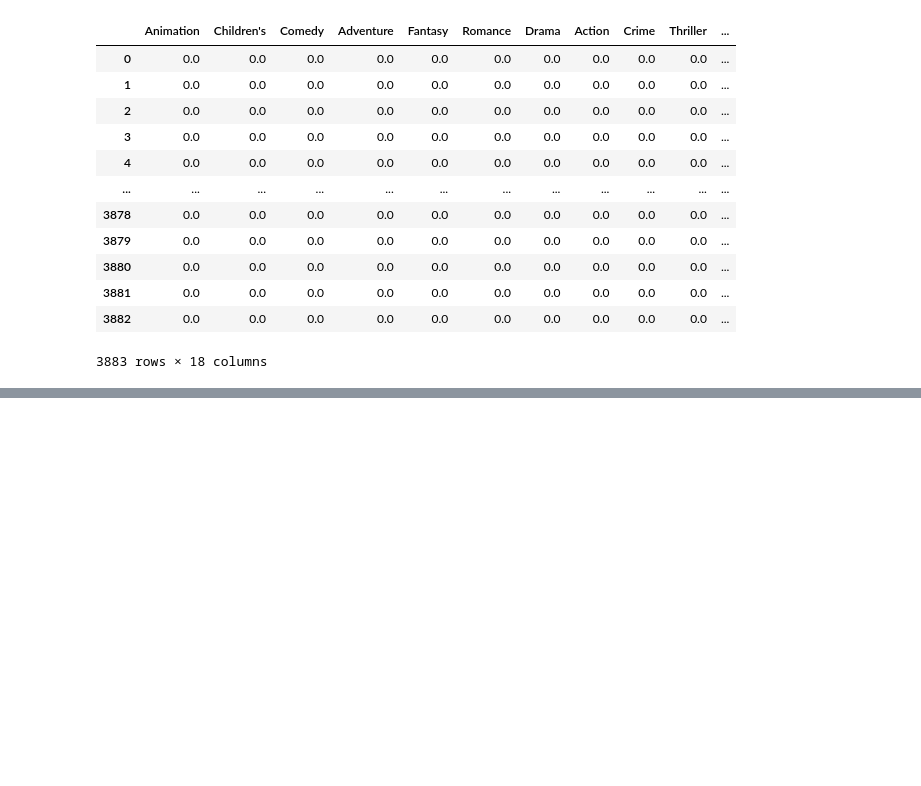
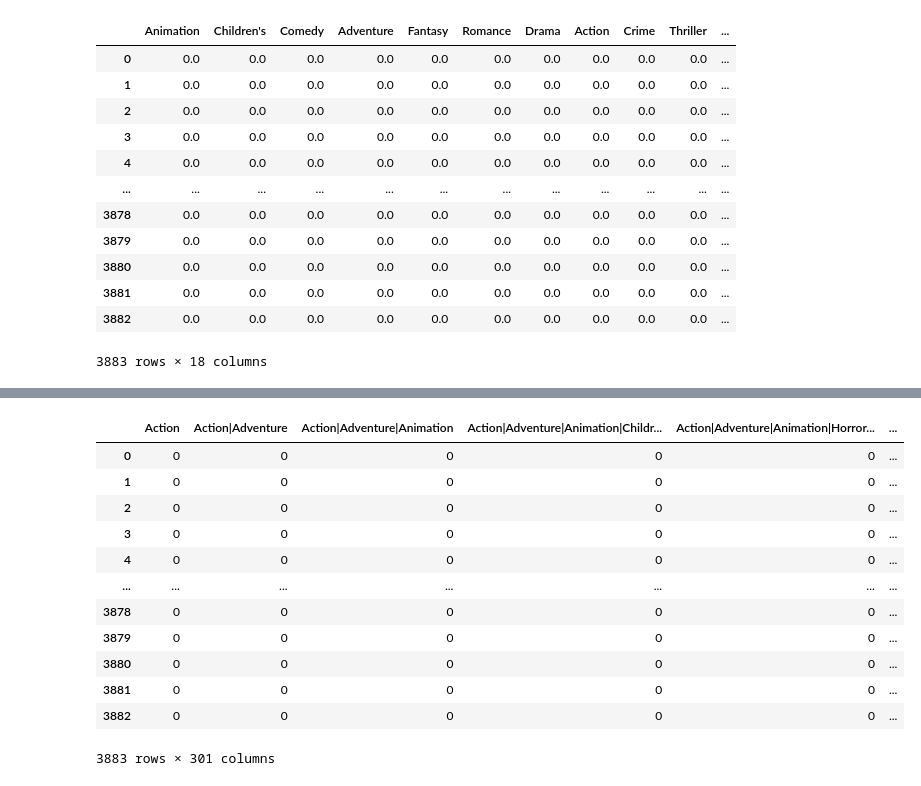
Before and after one commit to ferreiramr/livroPythonForDataAnalysis_WesMcKinney, a Jupyter notebook: chapter07_DataCleaningAndPreparation.ipynb, the cells around one changed output, grey strips where cells are left out. Saved outputs shown, nothing was run; the diff lists cells and outputs as text; code cells hidden in the pictures; blank space fills up the shorter version.

```diff
--- a/chapter07_DataCleaningAndPreparation.ipynb
+++ b/chapter07_DataCleaningAndPreparation.ipynb
@@ -923,0 +939,16 @@ dummies
+# %%
+pd.get_dummies(movies.genres, prefix_sep=movies.genres)
+# %% [output]
+|  | Action | Action|Adventure | Action|Adventure|Animation | Action|Adventure|Animation|Childr... | Action|Adventure|Animation|Horror... | ... |
+| 0 | 0 | 0 | 0 | 0 | 0 | ... |
+| 1 | 0 | 0 | 0 | 0 | 0 | ... |
+| 2 | 0 | 0 | 0 | 0 | 0 | ... |
+| 3 | 0 | 0 | 0 | 0 | 0 | ... |
+| 4 | 0 | 0 | 0 | 0 | 0 | ... |
+| ... | ... | ... | ... | ... | ... | ... |
+| 3878 | 0 | 0 | 0 | 0 | 0 | ... |
+| 3879 | 0 | 0 | 0 | 0 | 0 | ... |
+| 3880 | 0 | 0 | 0 | 0 | 0 | ... |
+| 3881 | 0 | 0 | 0 | 0 | 0 | ... |
+| 3882 | 0 | 0 | 0 | 0 | 0 | ... |
+3883 rows × 301 columns
```
Also changed, not shown: parts of 3 cells of this notebook.
